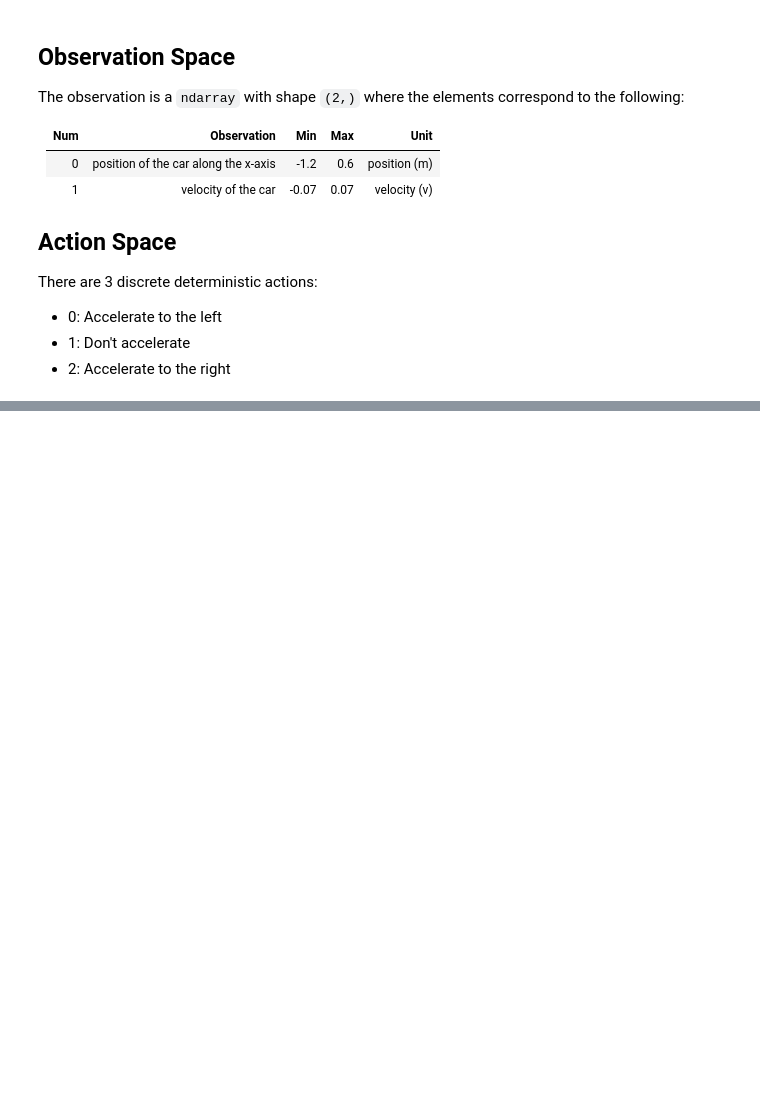
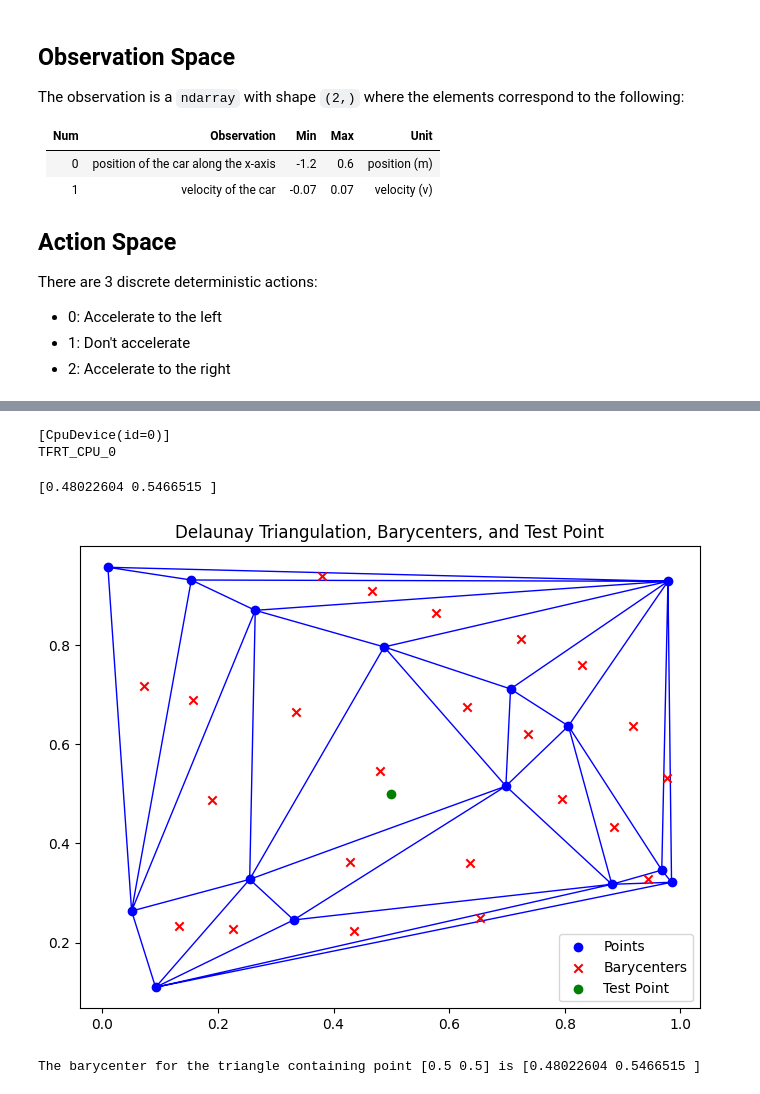
Before and after one commit to nicoRomeroCuruchet/DynamicProgramming, a Jupyter notebook: testing.ipynb, the cells around one changed output, grey strips where cells are left out. Saved outputs shown, nothing was run; the diff lists cells and outputs as text; code cells hidden in the pictures; blank space fills up the shorter version.

```diff
--- a/testing.ipynb
+++ b/testing.ipynb
@@ -108,8 +86,8 @@ from classic_control.continuous_mountain_car import Continuous_MountainCarEnv
 env=Continuous_MountainCarEnv()
 
 bins_space = {
-    "x_space":     np.linspace(env.min_position, env.max_position, 100,      dtype=np.float32),    # position space    (0)
-    "x_dot_space": np.linspace(-abs(env.max_speed), abs(env.max_speed), 100, dtype=np.float32),    # velocity space    (1)
+    "x_space":     np.linspace(env.min_position, env.max_position, 250,      dtype=np.float32),    # position space    (0)
+    "x_dot_space": np.linspace(-abs(env.max_speed), abs(env.max_speed), 250, dtype=np.float32),    # velocity space    (1)
 }
 
 pi = PolicyIteration(
@@ -123,3 +119,19 @@ pi.run() # 250*
+# %%
+import jax
+import os
+
+os.environ['CUDA_VISIBLE_DEVICES'] = '0,1'
+devices = jax.local_devices()
+print(devices) # >>> [GpuDevice(id=0, process_index=0), GpuDevice(id=1, process_index=0)]
+
+nmp = jax.numpy.ones(4)
+print(nmp.device) # >>> gpu:0
+
+#nmp = jax.device_put(nmp, jax.devices()[1])
+#print(nmp.device) # >>> gpu:1
+# %% [output]
+[CpuDevice(id=0)]
+TFRT_CPU_0
 # %%
 # Test mountain car environment:
 with open(env.__class__.__name__ + ".pkl", "rb") as f:
@@ -154,3 +166,55 @@ sortby = SortKey.CUMULATIVE
 ps = pstats.Stats(pr, stream=s).sort_stats(sortby)
 ps.print_stats()
 print(s.getvalue())
+# %%
+import numpy as np
+import matplotlib.pyplot as plt
+from scipy.spatial import Delaunay
+
+# Step 1: Generate a set of random points
+points = np.random.rand(15, 2)  # 15 random 2D points
+
+# Step 2: Perform Delaunay triangulation
+tri = Delaunay(points)
+
+# Step 3: Calculate barycenters (centroids) for each triangle
+barycenters = []
+for simplex in tri.simplices:
+    vertices = points[simplex]
+    # Barycenter is the average of the vertices' coordinates
+    centroid = np.mean(vertices, axis=0)
+    barycenters.append(centroid)
+
+barycenters = np.array(barycenters)
+
+# Step 4: Define a function to find the barycenter for a given point
+def find_barycenter(point, triangulation, barycenters):
+    simplex_index = triangulation.find_simplex(point)
+    if simplex_index == -1:
+        return None  # Point not inside any triangle
+    return barycenters[simplex_index]
+
+# Test with a point
+test_point = np.array([0.5, 0.5])
+barycenter_of_triangle = find_barycenter(test_point, tri, barycenters)
+print(barycenter_of_triangle)
+
+# Step 5: Plot the points, triangulation, and barycenters
+plt.figure(figsize=(8, 6))
+plt.triplot(points[:, 0], points[:, 1], tri.simplices, color='blue', linewidth=1)
+plt.scatter(points[:, 0], points[:, 1], color='blue', label='Points')
+plt.scatter(barycenters[:, 0], barycenters[:, 1], color='red', marker='x', label='Barycenters')
+plt.scatter(test_point[0], test_point[1], color='green', marker='o', label='Test Point')
+plt.title('Delaunay Triangulation, Barycenters, and Test Point')
+plt.legend()
+plt.show()
+
+# Output the found barycenter for the test point
+if barycenter_of_triangle is not None:
+    print(f"The barycenter for the triangle containing point {test_point} is {barycenter_of_triangle}")
+else:
+    print(f"The point {test_point} is outside the triangulation.")
+# %% [output]
+[0.48022604 0.5466515 ]
+[figure, added]
+The barycenter for the triangle containing point [0.5 0.5] is [0.48022604 0.5466515 ]
```
Also changed, not shown: parts of 3 cells of this notebook, 2 other files.
